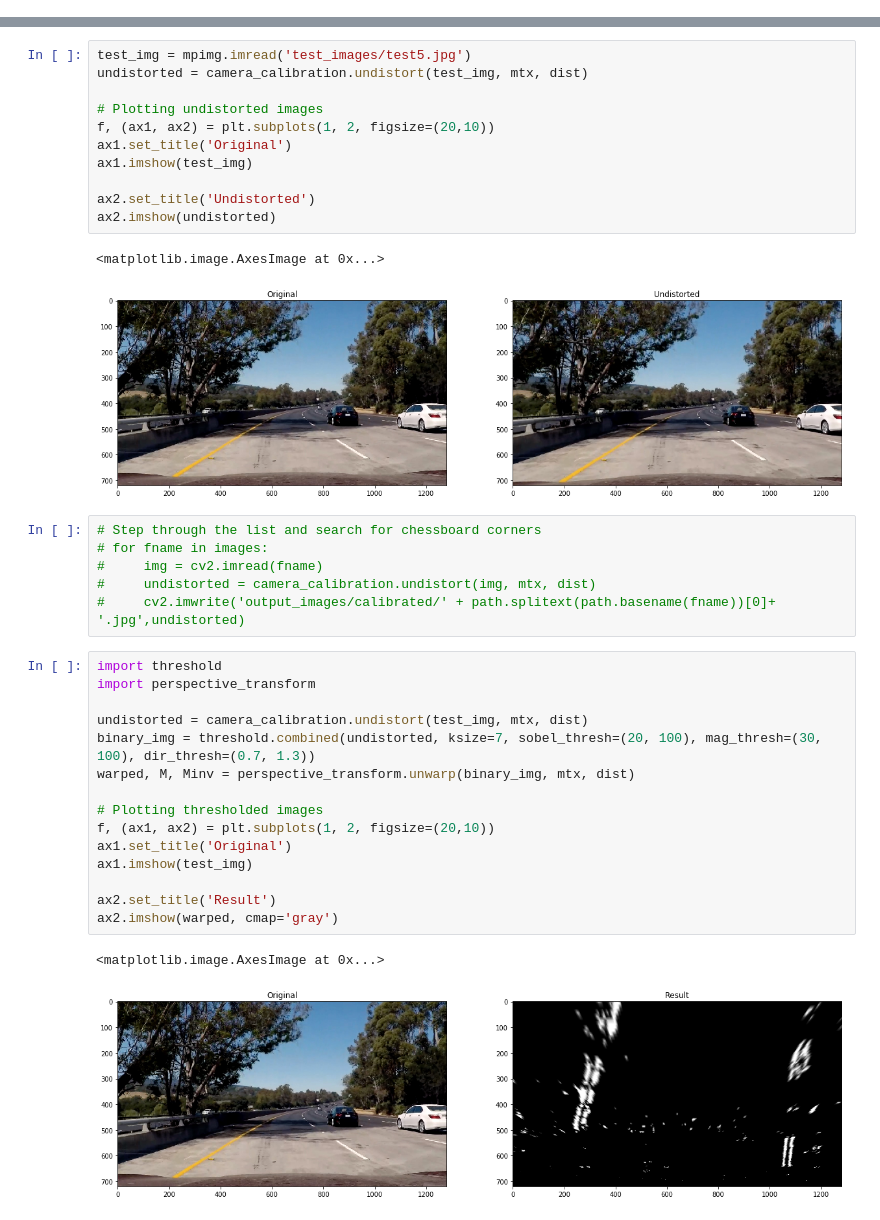
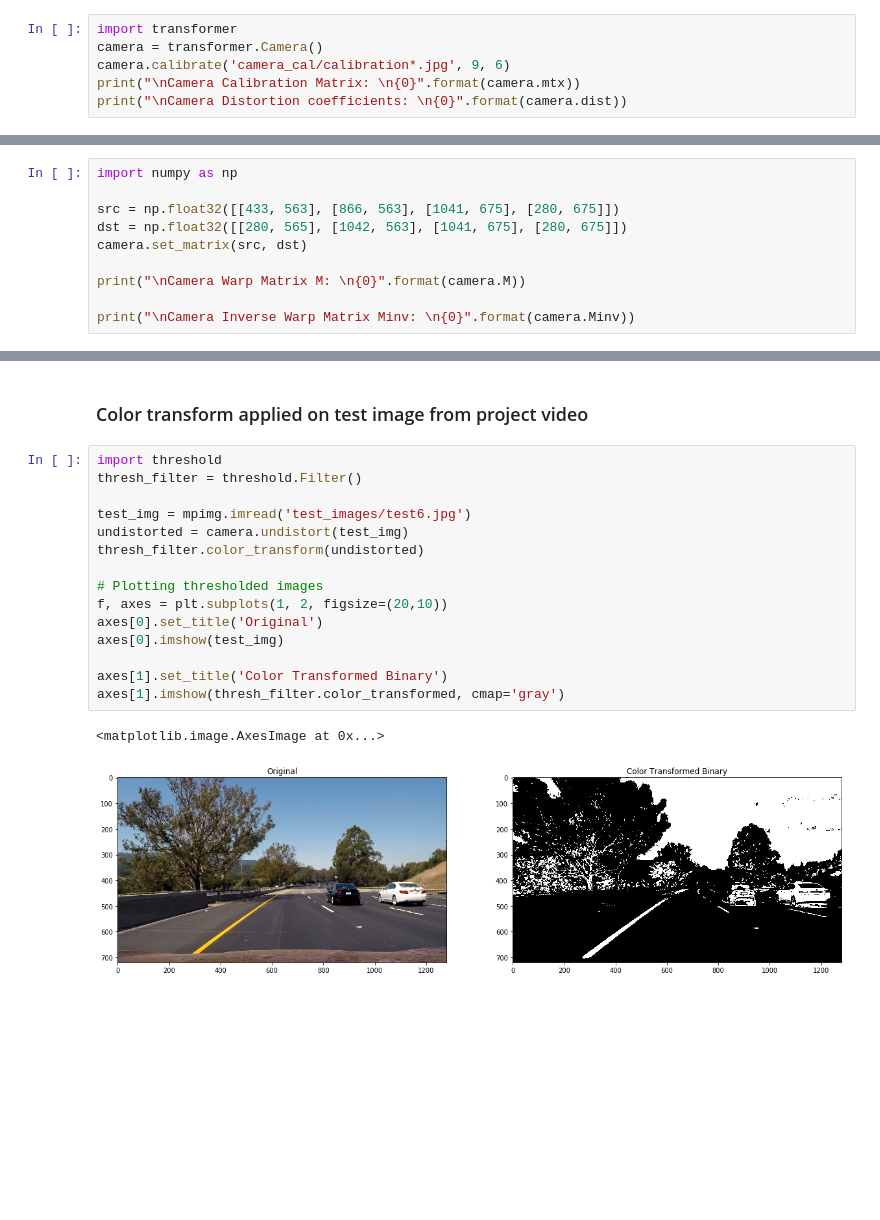
Before and after one commit to Rajat-Roy/CarND-Advanced-Lane-Lines, a Jupyter notebook: Advanced Lane Finding Project.ipynb, the cells around one changed output, grey strips where cells are left out. Drawn from its saved outputs; the diff is of its cells as text; blank space fills up the shorter version.

```diff
--- a/Advanced Lane Finding Project.ipynb
+++ b/Advanced Lane Finding Project.ipynb
@@ -32,0 +17,6 @@ mtx, dist = camera_calibration.calibrate(images, 9, 6)
+# %%
+import transformer
+camera = transformer.Camera()
+camera.calibrate('camera_cal/calibration*.jpg', 9, 6)
+print("\nCamera Calibration Matrix: \n{0}".format(camera.mtx))
+print("\nCamera Distortion coefficients: \n{0}".format(camera.dist))
@@ -32,0 +33,10 @@ mtx, dist = camera_calibration.calibrate(images, 9, 6)
+# %%
+import numpy as np
+
+src = np.float32([[433, 563], [866, 563], [1041, 675], [280, 675]])
+dst = np.float32([[280, 565], [1042, 563], [1041, 675], [280, 675]])
+camera.set_matrix(src, dst)
+
+print("\nCamera Warp Matrix M: \n{0}".format(camera.M))
+
+print("\nCamera Inverse Warp Matrix Minv: \n{0}".format(camera.Minv))
@@ -33,38 +74,20 @@ mtx, dist = camera_calibration.calibrate(images, 9, 6)
+# %% [markdown]
+### Color transform applied on test image from project video
 # %%
-test_img = mpimg.imread('test_images/test5.jpg')
-undistorted = camera_calibration.undistort(test_img, mtx, dist)
+import threshold
+thresh_filter = threshold.Filter()
 
-# Plotting undistorted images
-f, (ax1, ax2) = plt.subplots(1, 2, figsize=(20,10))
-ax1.set_title('Original')
-ax1.imshow(test_img)
+test_img = mpimg.imread('test_images/test6.jpg')
+undistorted = camera.undistort(test_img)
+thresh_filter.color_transform(undistorted)
 
-ax2.set_title('Undistorted')
-ax2.imshow(undistorted)
+# Plotting thresholded images
+f, axes = plt.subplots(1, 2, figsize=(20,10))
+axes[0].set_title('Original')
+axes[0].imshow(test_img)
+
+axes[1].set_title('Color Transformed Binary')
+axes[1].imshow(thresh_filter.color_transformed, cmap='gray')
 # %% [output]
 <matplotlib.image.AxesImage at 0x...>
-[figure, old version]
+[figure, new version]
-# %%
-# Step through the list and search for chessboard corners
-# for fname in images:
-#     img = cv2.imread(fname)
-#     undistorted = camera_calibration.undistort(img, mtx, dist)
-#     cv2.imwrite('output_images/calibrated/' + path.splitext(path.basename(fname))[0]+ '.jpg',undistorted)
-# %%
-import threshold
-import perspective_transform
-
-undistorted = camera_calibration.undistort(test_img, mtx, dist)
-binary_img = threshold.combined(undistorted, ksize=7, sobel_thresh=(20, 100), mag_thresh=(30, 100), dir_thresh=(0.7, 1.3))
-warped, M, Minv = perspective_transform.unwarp(binary_img, mtx, dist)
-
-# Plotting thresholded images
-f, (ax1, ax2) = plt.subplots(1, 2, figsize=(20,10))
-ax1.set_title('Original')
-ax1.imshow(test_img)
-
-ax2.set_title('Result')
-ax2.imshow(warped, cmap='gray')
-# %% [output]
-<matplotlib.image.AxesImage at 0x...>
-[figure, removed]
```
Also changed, not shown: parts of 22 cells of this notebook, 19 other files.
